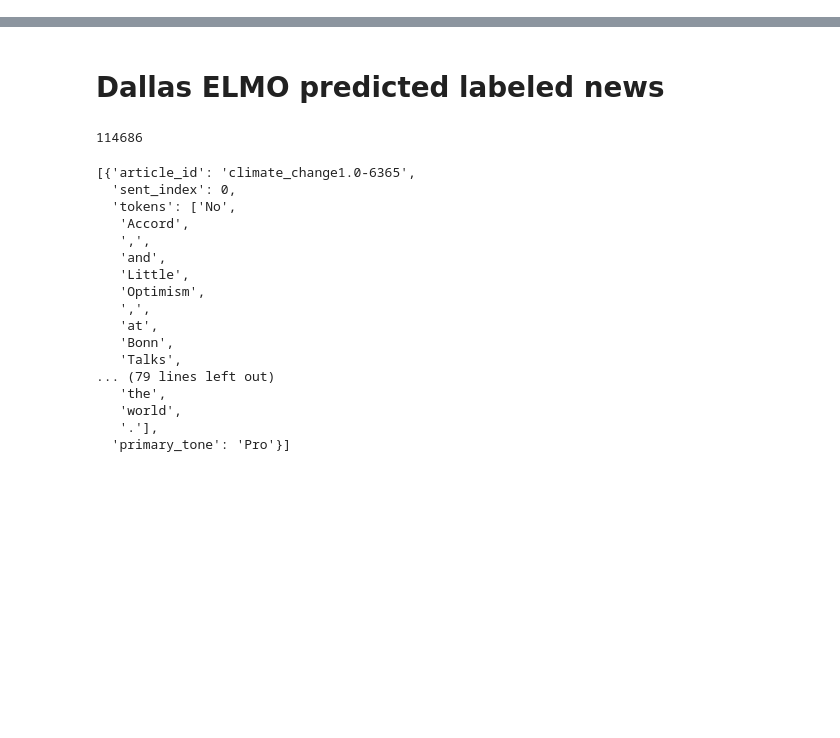
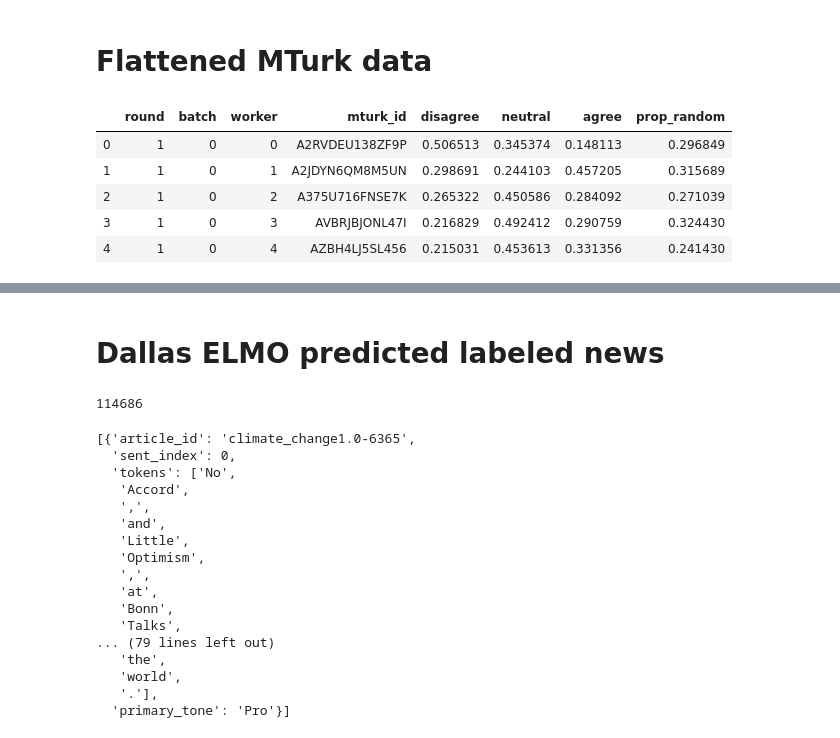
Before and after one commit to yiweiluo/GWStance, a Jupyter notebook: cc_stance/data_creation/Data_creation.ipynb, the cells around one changed output, grey strips where cells are left out. Cells and saved outputs as stored; diff of their text form; code cells hidden in the pictures; blank space fills up the shorter version.

Commit message:
add and update data creation scripts

```diff
--- a/cc_stance/data_creation/Data_creation.ipynb
+++ b/cc_stance/data_creation/Data_creation.ipynb
@@ -36,2 +39,4 @@ Index(['Unnamed: 0', 'source', 'type', 'text', 'stance'], dtype='object')
 # %%
 labeled_data = labeled_data[['source','type','text','stance']]
+# %% [markdown]
+# Flattened MTurk data
@@ -37,0 +47,9 @@ labeled_data = labeled_data[['source','type','text','stance']]
+# %%
+worker_res.head()
+# %% [output]
+|  | round | batch | worker | mturk_id | disagree | neutral | agree | prop_random |
+| 0 | 1 | 0 | 0 | A2RVDEU138ZF9P | 0.506513 | 0.345374 | 0.148113 | 0.296849 |
+| 1 | 1 | 0 | 1 | A2JDYN6QM8M5UN | 0.298691 | 0.244103 | 0.457205 | 0.315689 |
+| 2 | 1 | 0 | 2 | A375U716FNSE7K | 0.265322 | 0.450586 | 0.284092 | 0.271039 |
+| 3 | 1 | 0 | 3 | AVBRJBJONL47I | 0.216829 | 0.492412 | 0.290759 | 0.324430 |
+| 4 | 1 | 0 | 4 | AZBH4LJ5SL456 | 0.215031 | 0.453613 | 0.331356 | 0.241430 |
```
Also changed, not shown: parts of 37 cells of this notebook, 2 other files.
